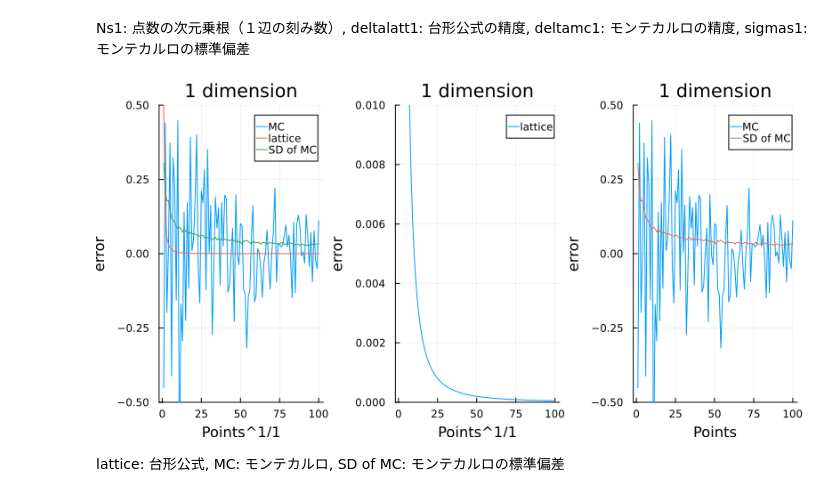
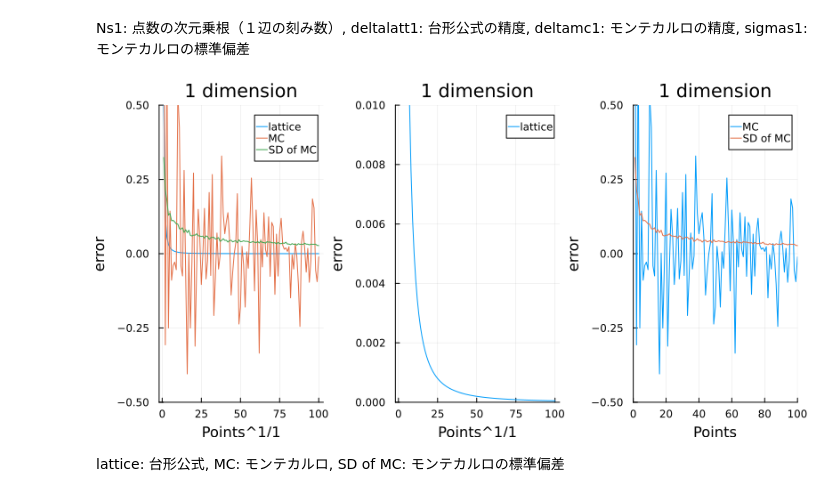
Before and after one commit to yamashun99/mc, a Jupyter notebook: plot_xd.ipynb, the cells around one changed output. Cells and saved outputs as stored; diff of their text form; code cells hidden in the pictures.

Commit message:
label変更

```diff
--- a/plot_xd.ipynb
+++ b/plot_xd.ipynb
@@ -5,10 +5,10 @@ using Plots
 # %% [output]
 WARNING: replacing module Xd.
 # %%
-function plotter(d,Ns,deltalatt,deltamc, sigmas,ylim1)
+function plotter(d,Ns,deltalatt,deltamc, sigmas,ylim1,xlim3)
     p1 = plot(xlabel="Points^1/"*string(d), ylabel="error")
+    p1 = plot!(Ns,deltalatt,label="lattice")
     p1 = plot!(Ns,deltamc,label="MC")
-    p1 = plot!(Ns,deltalatt,label="lattice")
     p1 = plot!(Ns,sigmas,label="SD of MC")
     p1 = plot!(ylim=ylim1)
     p2 = plot(Ns,deltalatt,ylim=(0,0.01),label="lattice",xlabel="Points^1/"*string(d), ylabel="error")
@@ -16,7 +16,7 @@ function plotter(d,Ns,deltalatt,deltamc, sigmas,ylim1)
     p3= plot(xlabel="Points", ylabel="error")
     p3= plot!(Nsd,deltamc,label="MC")
     p3 = plot!(Nsd,sigmas,label="SD of MC")
-    p3 = plot!(ylim=ylim1)
+    p3 = plot!(ylim=ylim1, xlim=xlim3)
     return p1,p2,p3
 end
 # %% [output]
@@ -30,10 +30,10 @@ deltalatt1, deltamc1, sigmas1=Xd.precision(Ns1,1,100)
 Ns1: 点数の次元乗根（１辺の刻み数）, deltalatt1: 台形公式の精度,  deltamc1: モンテカルロの精度, sigmas1: モンテカルロの標準偏差
 # %%
 d=1
-p1,p2,p3=plotter(d,Ns1, deltalatt1, deltamc1, sigmas1,(-0.5,0.5))
+p1,p2,p3=plotter(d,Ns1, deltalatt1, deltamc1, sigmas1,(-0.5,0.5),(0,100))
 plot(p1,p2,p3,layout=(1,3),size=(800,400),title=string(d)*" dimension")
 # %% [output]
-[figure, old version]
+[figure, new version]
 # %% [markdown]
 lattice: 台形公式,
 MC: モンテカルロ,
```
Also changed, not shown: parts of 11 cells of this notebook.
